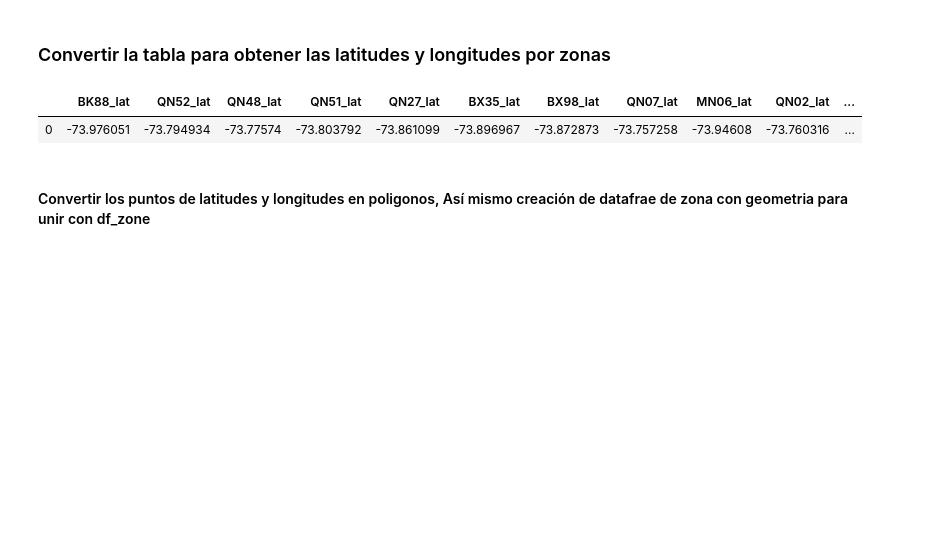
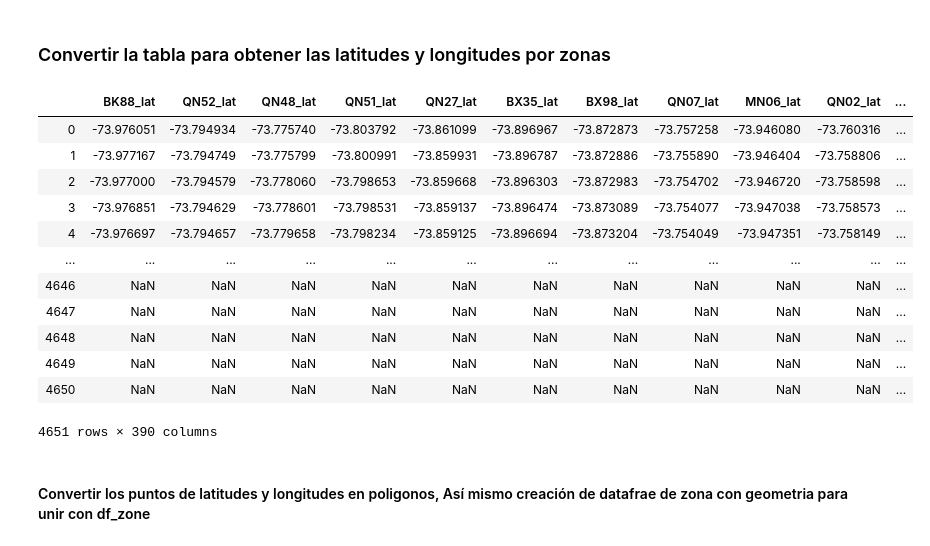
Before and after one commit to ingkilo/Bogota_2_Journal, a Jupyter notebook: Datathon/EDA Notebooks/Zones - Geography Join.ipynb, the cells around one changed output. Drawn from its saved outputs; the diff is of its cells as text; code cells hidden in the pictures; blank space fills up the shorter version.

```diff
--- a/Datathon/EDA Notebooks/Zones - Geography Join.ipynb
+++ b/Datathon/EDA Notebooks/Zones - Geography Join.ipynb
@@ -52,10 +57,21 @@ df_geoOrder=pd.merge(df_geo[df_geo.reset_index().index%2==0].reset_index(drop=Tr
          left_index=True, right_index=True,
         suffixes=('_lat', '_long'))
 # %%
-df_geoOrder.head(1)
+df_geoOrder
 # %% [output]
 |  | BK88_lat | QN52_lat | QN48_lat | QN51_lat | QN27_lat | BX35_lat | BX98_lat | QN07_lat | MN06_lat | QN02_lat | ... |
-| 0 | -73.976051 | -73.794934 | -73.77574 | -73.803792 | -73.861099 | -73.896967 | -73.872873 | -73.757258 | -73.94608 | -73.760316 | ... |
+| 0 | -73.976051 | -73.794934 | -73.775740 | -73.803792 | -73.861099 | -73.896967 | -73.872873 | -73.757258 | -73.946080 | -73.760316 | ... |
+| 1 | -73.977167 | -73.794749 | -73.775799 | -73.800991 | -73.859931 | -73.896787 | -73.872886 | -73.755890 | -73.946404 | -73.758806 | ... |
+| 2 | -73.977000 | -73.794579 | -73.778060 | -73.798653 | -73.859668 | -73.896303 | -73.872983 | -73.754702 | -73.946720 | -73.758598 | ... |
+| 3 | -73.976851 | -73.794629 | -73.778601 | -73.798531 | -73.859137 | -73.896474 | -73.873089 | -73.754077 | -73.947038 | -73.758573 | ... |
+| 4 | -73.976697 | -73.794657 | -73.779658 | -73.798234 | -73.859125 | -73.896694 | -73.873204 | -73.754049 | -73.947351 | -73.758149 | ... |
+| ... | ... | ... | ... | ... | ... | ... | ... | ... | ... | ... | ... |
+| 4646 | NaN | NaN | NaN | NaN | NaN | NaN | NaN | NaN | NaN | NaN | ... |
+| 4647 | NaN | NaN | NaN | NaN | NaN | NaN | NaN | NaN | NaN | NaN | ... |
+| 4648 | NaN | NaN | NaN | NaN | NaN | NaN | NaN | NaN | NaN | NaN | ... |
+| 4649 | NaN | NaN | NaN | NaN | NaN | NaN | NaN | NaN | NaN | NaN | ... |
+| 4650 | NaN | NaN | NaN | NaN | NaN | NaN | NaN | NaN | NaN | NaN | ... |
+4651 rows × 390 columns
 # %% [markdown]
 #### Convertir los puntos de latitudes y longitudes en poligonos, Así mismo creación de datafrae de zona con geometria para unir con df_zone
 # %%
```
Also changed, not shown: parts of 8 cells of this notebook, 3 other files.
